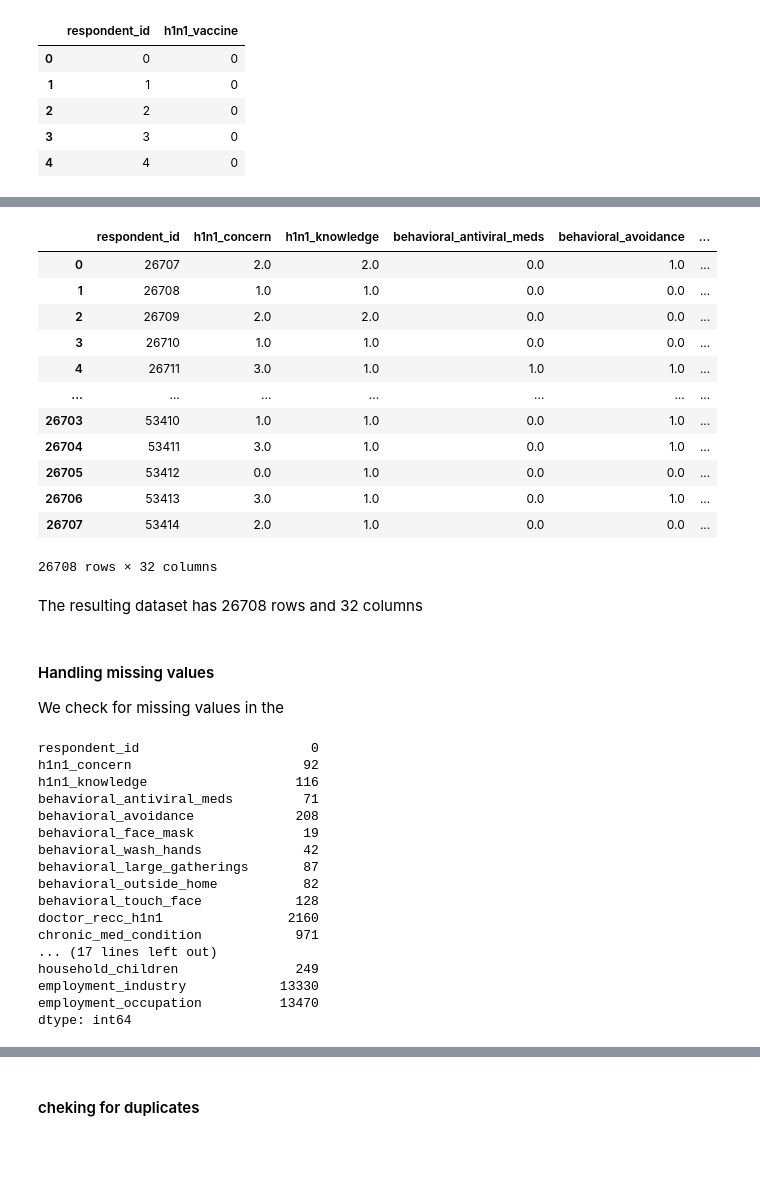
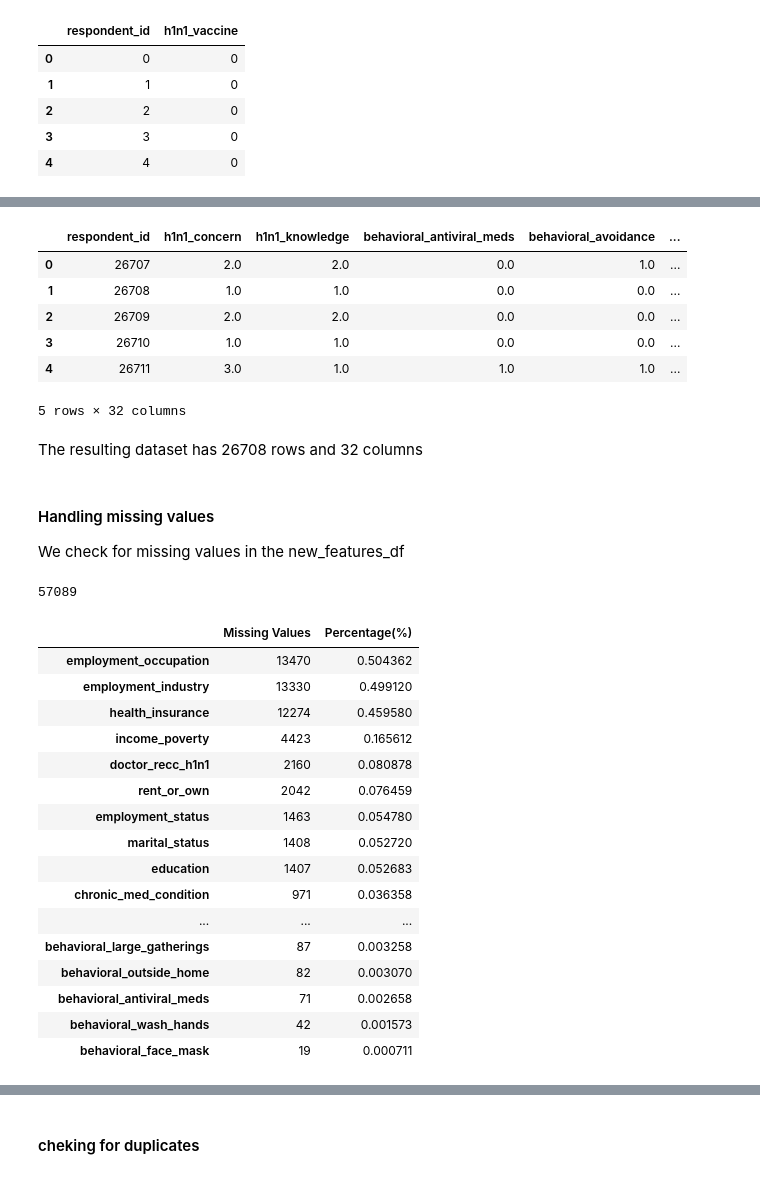
Before and after one commit to CatherineChelagat/Predicting-how-likely-individuals-are-to-receive-H1N1-vaccines, a Jupyter notebook: A Classification Model for Predicting Whether Individuals got their H1N1 Vaccines.ipynb, the cells around one changed output, grey strips where cells are left out. Drawn from its saved outputs; the diff is of its cells as text; code cells hidden in the pictures; blank space fills up the shorter version.

```diff
--- a/A Classification Model for Predicting Whether Individuals got their H1N1 Vaccines.ipynb
+++ b/A Classification Model for Predicting Whether Individuals got their H1N1 Vaccines.ipynb
@@ -197,7 +211,7 @@ test_df
 # %%
 # dropping columns related to seasonal vaccine in the test features dataframe
 new_test_df = test_df.drop(['doctor_recc_seasonal', 'opinion_seas_vacc_effective', 'opinion_seas_risk', 'opinion_seas_sick_from_vacc'], axis=1)
-new_test_df
+new_test_df.head()
 # %% [output]
 |  | respondent_id | h1n1_concern | h1n1_knowledge | behavioral_antiviral_meds | behavioral_avoidance | ... |
 | 0 | 26707 | 2.0 | 2.0 | 0.0 | 1.0 | ... |
@@ -205,36 +219,53 @@ new_test_df
 | 2 | 26709 | 2.0 | 2.0 | 0.0 | 0.0 | ... |
 | 3 | 26710 | 1.0 | 1.0 | 0.0 | 0.0 | ... |
 | 4 | 26711 | 3.0 | 1.0 | 1.0 | 1.0 | ... |
-| ... | ... | ... | ... | ... | ... | ... |
-| 26703 | 53410 | 1.0 | 1.0 | 0.0 | 1.0 | ... |
-| 26704 | 53411 | 3.0 | 1.0 | 0.0 | 1.0 | ... |
-| 26705 | 53412 | 0.0 | 1.0 | 0.0 | 0.0 | ... |
-| 26706 | 53413 | 3.0 | 1.0 | 0.0 | 1.0 | ... |
-| 26707 | 53414 | 2.0 | 1.0 | 0.0 | 0.0 | ... |
-26708 rows × 32 columns
+5 rows × 32 columns
 # %% [markdown]
 The resulting dataset has 26708 rows and 32 columns
 # %% [markdown]
 #### Handling missing values
-We check for missing values in the
+We check for missing values in the new_features_df
 # %%
 # checking for missing values in the dataset
-new_features_df.isna().sum()
+joined_df.isna().sum().sum()
 # %% [output]
-respondent_id                      0
-h1n1_concern                      92
-h1n1_knowledge                   116
-behavioral_antiviral_meds         71
-behavioral_avoidance             208
-behavioral_face_mask              19
-behavioral_wash_hands             42
-behavioral_large_gatherings       87
-behavioral_outside_home           82
-behavioral_touch_face            128
-doctor_recc_h1n1                2160
-chronic_med_condition            971
-... (17 lines left out)
-household_children               249
-employment_industry            13330
-employment_occupation          13470
-dtype: int64
+57089
+# %%
+# checking for what percentage of the total data is missing values
+def identify_missing_values(data):
+    """A simple function to check if data has missing values"""
+    # identify the total missing values per column
+    # sort in order
+    miss = data.isnull().sum().sort_values(ascending = False)
+
+    # calculate percentage of the missing values
+    percentage_miss = (data.isnull().sum() / len(data)).sort_values(ascending = False)
+
+    # store in a dataframe
+    missing = pd.DataFrame({"Missing Values": miss, "Percentage(%)": percentage_miss})
+
+    # remove values that are missing
+    missing.drop(missing[missing["Percentage(%)"] == 0].index, inplace = True)
+
+    return missing
+
+missing_data = identify_missing_values(joined_df)
+missing_data
+# %% [output]
+|  | Missing Values | Percentage(%) |
+| employment_occupation | 13470 | 0.504362 |
+| employment_industry | 13330 | 0.499120 |
+| health_insurance | 12274 | 0.459580 |
+| income_poverty | 4423 | 0.165612 |
+| doctor_recc_h1n1 | 2160 | 0.080878 |
+| rent_or_own | 2042 | 0.076459 |
+| employment_status | 1463 | 0.054780 |
+| marital_status | 1408 | 0.052720 |
+| education | 1407 | 0.052683 |
+| chronic_med_condition | 971 | 0.036358 |
+| ... | ... | ... |
+| behavioral_large_gatherings | 87 | 0.003258 |
+| behavioral_outside_home | 82 | 0.003070 |
+| behavioral_antiviral_meds | 71 | 0.002658 |
+| behavioral_wash_hands | 42 | 0.001573 |
+| behavioral_face_mask | 19 | 0.000711 |
```
Also changed, not shown: parts of 46 cells of this notebook.
